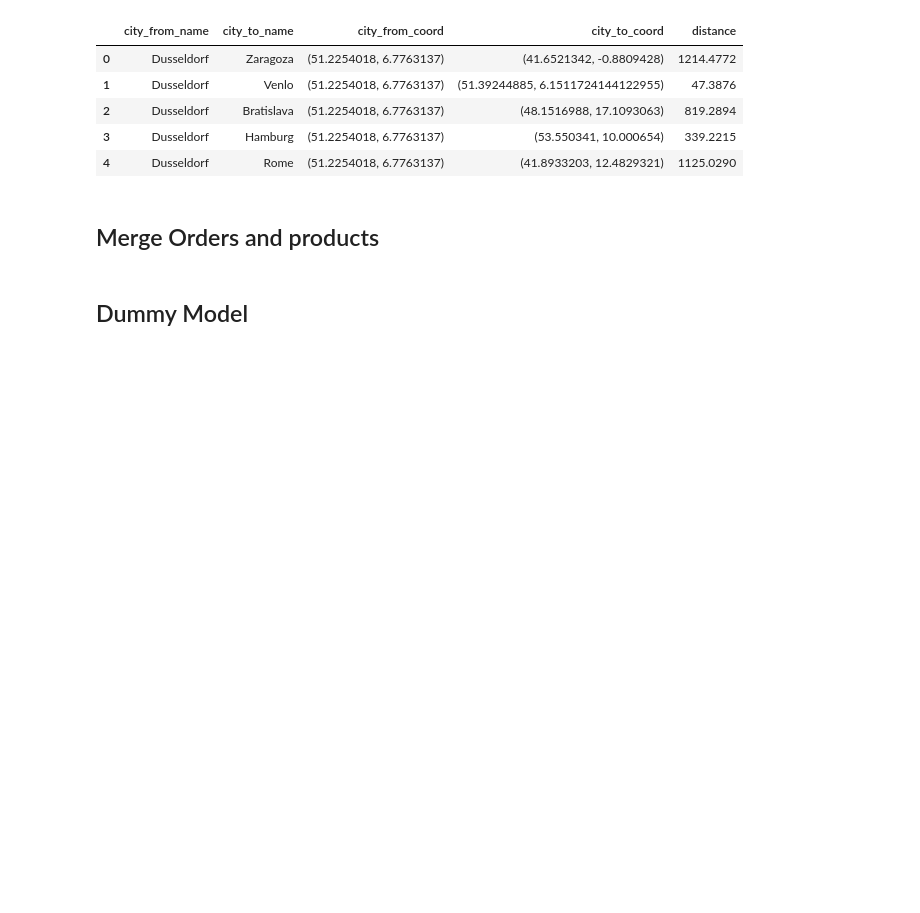
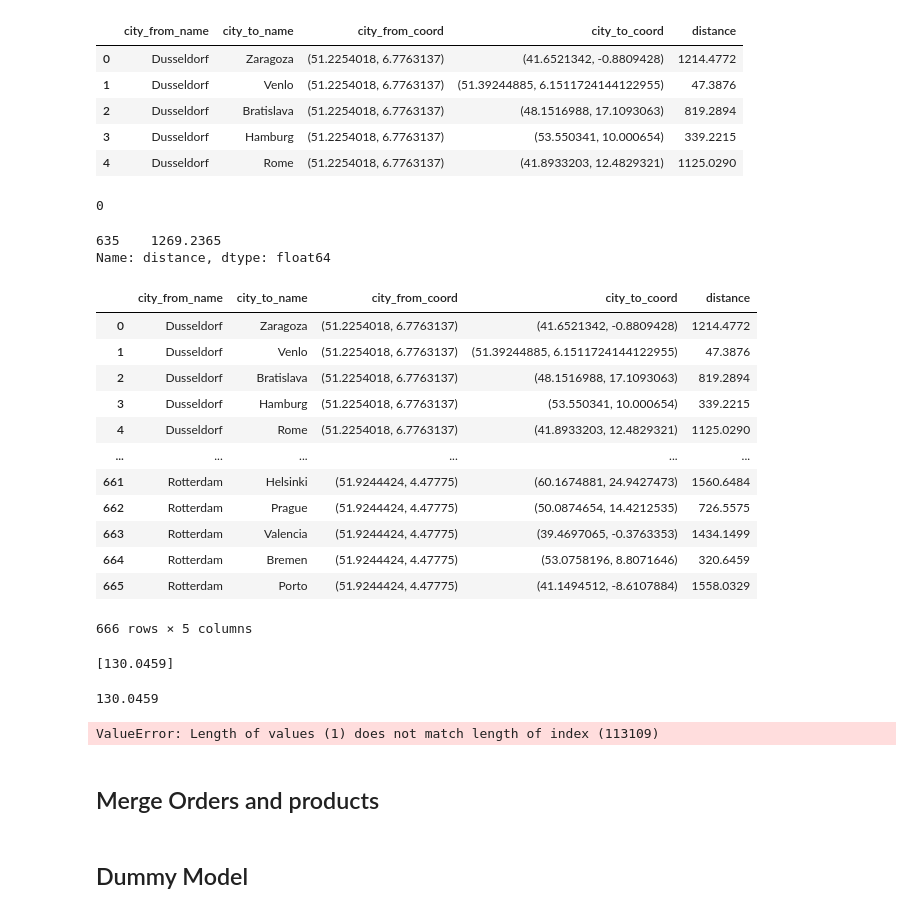
Before and after one commit to bcatala/Datathon, a Jupyter notebook: starter-notebook.ipynb, the cells around one changed output. Saved outputs shown, nothing was run; the diff lists cells and outputs as text; code cells hidden in the pictures; blank space fills up the shorter version.

Commit message:
distances merge

```diff
--- a/starter-notebook.ipynb
+++ b/starter-notebook.ipynb
@@ -279,3 +284,12 @@ df_dists.head()
 | 2 | Dusseldorf | Bratislava | (51.2254018, 6.7763137) | (48.1516988, 17.1093063) | 819.2894 |
 | 3 | Dusseldorf | Hamburg | (51.2254018, 6.7763137) | (53.550341, 10.000654) | 339.2215 |
 | 4 | Dusseldorf | Rome | (51.2254018, 6.7763137) | (41.8933203, 12.4829321) | 1125.0290 |
+# %%
+df_dists[['city_from_name','city_to_name']].duplicated().sum()
+# %% [output]
+0
+# %%
+df_dists[( (df_dists['city_from_name'] == 'Rotterdam') & (df_dists['city_to_name'] == 'Rome') ) |  (df_dists['city_from_name'] == 'Rome') & (df_dists['city_to_name'] == 'Rotterdam')  ]['distance']
+# %% [output]
+635    1269.2365
+Name: distance, dtype: float64
@@ -282,3 +326,34 @@ df_dists.head()
+# %%
+df_dists
+# %% [output]
+|  | city_from_name | city_to_name | city_from_coord | city_to_coord | distance |
+| 0 | Dusseldorf | Zaragoza | (51.2254018, 6.7763137) | (41.6521342, -0.8809428) | 1214.4772 |
+| 1 | Dusseldorf | Venlo | (51.2254018, 6.7763137) | (51.39244885, 6.1511724144122955) | 47.3876 |
+| 2 | Dusseldorf | Bratislava | (51.2254018, 6.7763137) | (48.1516988, 17.1093063) | 819.2894 |
+| 3 | Dusseldorf | Hamburg | (51.2254018, 6.7763137) | (53.550341, 10.000654) | 339.2215 |
+| 4 | Dusseldorf | Rome | (51.2254018, 6.7763137) | (41.8933203, 12.4829321) | 1125.0290 |
+| ... | ... | ... | ... | ... | ... |
+| 661 | Rotterdam | Helsinki | (51.9244424, 4.47775) | (60.1674881, 24.9427473) | 1560.6484 |
+| 662 | Rotterdam | Prague | (51.9244424, 4.47775) | (50.0874654, 14.4212535) | 726.5575 |
+| 663 | Rotterdam | Valencia | (51.9244424, 4.47775) | (39.4697065, -0.3763353) | 1434.1499 |
+| 664 | Rotterdam | Bremen | (51.9244424, 4.47775) | (53.0758196, 8.8071646) | 320.6459 |
+| 665 | Rotterdam | Porto | (51.9244424, 4.47775) | (41.1494512, -8.6107884) | 1558.0329 |
+666 rows × 5 columns
+# %%
+distance_1_list
+# %% [output]
+[130.0459]
+# %%
+float(distance1)
+# %% [output]
+130.0459
+# %%
+merged_df['distance1'] = distance_1_list
+merged_df['distance2'] = distance_2_list
+
+merged_df.head()
+# %% [output]
+ValueError: Length of values (1) does not match length of index (113109)
 # %% [markdown]
 ## Merge Orders and products
 # %% [markdown]
```
Also changed, not shown: parts of 5 cells of this notebook.
